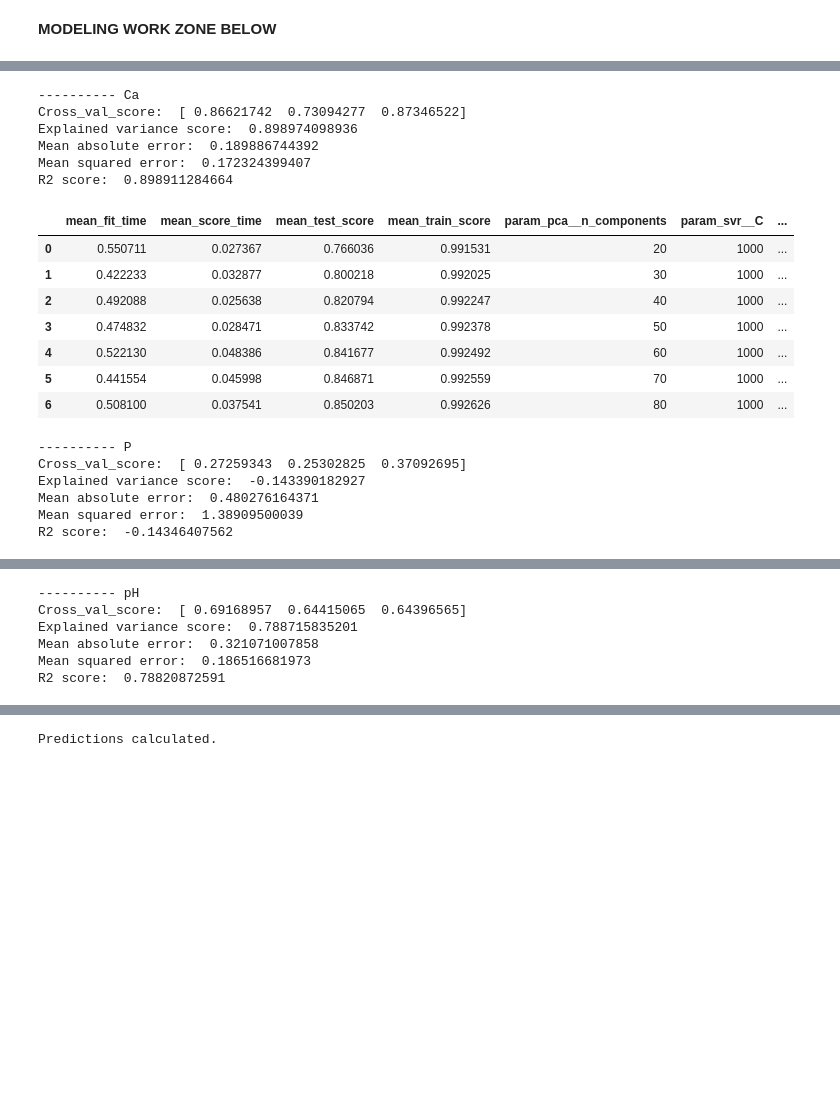
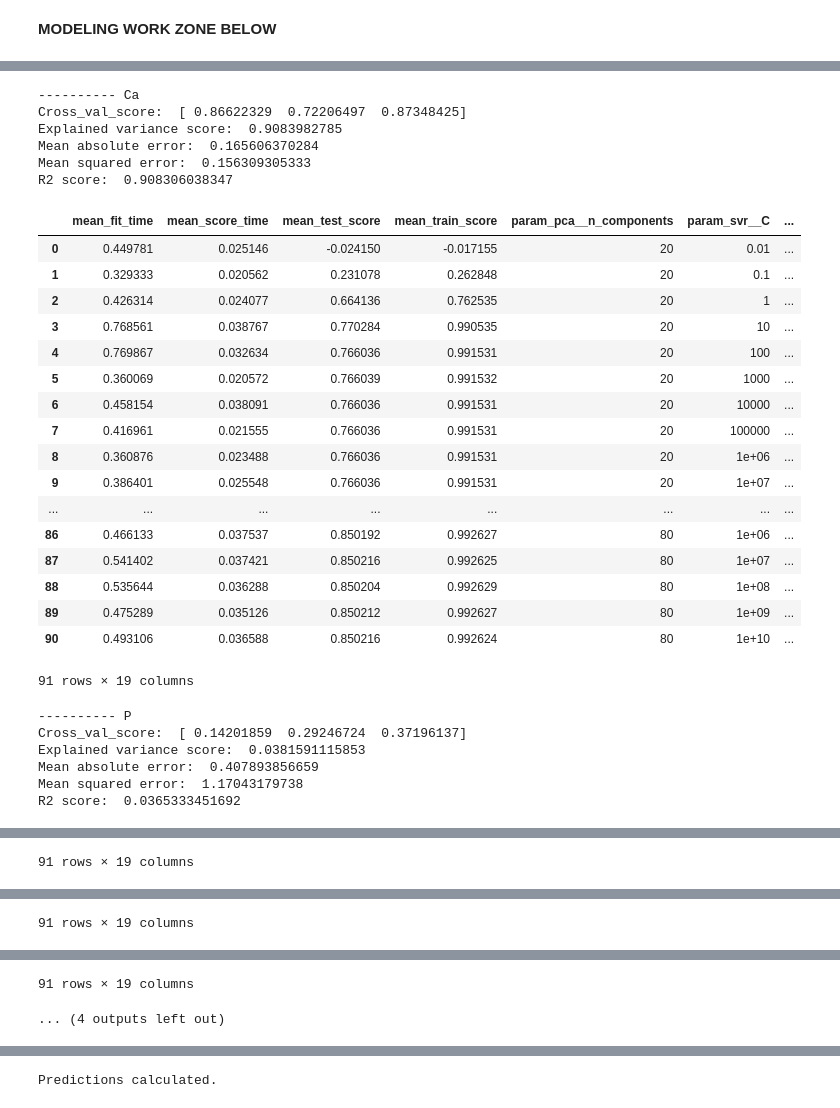
Before and after one commit to carlosscastro/kaggle_africa_soil, a Jupyter notebook: notebook/jc_africasoil_v2.ipynb, the cells around one changed output, grey strips where cells are left out. Drawn from its saved outputs; the diff is of its cells as text; code cells hidden in the pictures; blank space fills up the shorter version.

```diff
--- a/notebook/jc_africasoil_v2.ipynb
+++ b/notebook/jc_africasoil_v2.ipynb
@@ -348,6 +348,7 @@ Fraction of the total variance in the training explained by first k components:
 y_pipelines_lin = []
 y_scores_lin = []
 
+start = time.time()
 for ind, y in enumerate(y_vars):
 
     X_train, X_test, y_train, y_test = train_test_split(X_wDepth, y, test_size=0.33, random_state=42)
@@ -360,7 +361,8 @@ for ind, y in enumerate(y_vars):
     steps = [('pca', pca), ('linear', linear)]
     pipeline = Pipeline(steps)
 
-    parameters = dict(pca__n_components=list(range(20, 90, 10)))
+    parameters = dict(pca__n_components=list(range(20, 90, 10)),
+                     linear__normalize=[True, False])
 
     cv = GridSearchCV(pipeline, param_grid=parameters, verbose=0)
     cv.fit(X_train, y_train)
@@ -379,5 +381,7 @@ for ind, y in enumerate(y_vars):
     # capture the best pipeline estimator and mse value
     y_pipelines_lin.append(cv.best_estimator_)
     y_scores_lin.append(mse)
+
+print 'Completed in %0.2f sec' % (start-time.time())
 # %% [output]
 ---------- Ca
@@ -462,6 +502,7 @@ print y_scores_lin
 y_pipelines_linsel = []
 y_scores_linsel = []
 
+start = time.time()
 for ind, y in enumerate(y_vars):
 
     X_train, X_test, y_train, y_test = train_test_split(X_wDepth, y, test_size=0.33, random_state=42)
@@ -478,7 +519,8 @@ for ind, y in enumerate(y_vars):
     pipeline = Pipeline(steps)
 
     parameters = dict(features__pca__n_components=list(range(20, 90, 10)),
-                  features__univ_select__k=[1, 2, 3])
+                  features__univ_select__k=[1, 2, 3],
+                    linear__normalize=[True, False])
 
     cv = GridSearchCV(pipeline, param_grid=parameters, verbose=0)
     cv.fit(X_train, y_train)
@@ -497,5 +539,7 @@ for ind, y in enumerate(y_vars):
     # capture the best pipeline estimator and mse value
     y_pipelines_linsel.append(cv.best_estimator_)
     y_scores_linsel.append(mse)
+
+print 'Completed in %0.2f sec' % (start-time.time())
 # %% [output]
 ---------- Ca
@@ -625,6 +670,7 @@ print y_scores_linsel
 y_pipelines_ridge = []
 y_scores_ridge = []
 
+start = time.time()
 for ind, y in enumerate(y_vars):
 
     X_train, X_test, y_train, y_test = train_test_split(X_wDepth, y, test_size=0.33, random_state=42)
@@ -638,7 +684,8 @@ for ind, y in enumerate(y_vars):
     pipeline = Pipeline(steps)
 
     parameters = dict(pca__n_components=list(range(20, 90, 10)),
-                     ridge__alpha=np.linspace(0.0, 0.5, 5))
+                     ridge__alpha=np.linspace(0.0, 0.5, 5),
+                     ridge__normalize=[True, False])
 
     cv = GridSearchCV(pipeline, param_grid=parameters, verbose=0)
     cv.fit(X_train, y_train)
@@ -657,5 +704,7 @@ for ind, y in enumerate(y_vars):
     # capture the best pipeline estimator and mse value
     y_pipelines_ridge.append(cv.best_estimator_)
     y_scores_ridge.append(mse)
+
+print 'Completed in %0.2f sec' % (start-time.time())
 # %% [output]
 ---------- Ca
@@ -785,6 +816,7 @@ print y_scores_ridge
 y_pipelines_svr = []
 y_scores_svr = []
 
+start = time.time()
 for ind, y in enumerate(y_vars):
 
     X_train, X_test, y_train, y_test = train_test_split(X_wDepth, y, test_size=0.33, random_state=42)
@@ -793,50 +825,63 @@ for ind, y in enumerate(y_vars):
     print '\n----------', y_var_labels[ind]
 
     pca = PCA()
     svr = SVR()
     steps = [('pca', pca), ('svr', svr)]
     pipeline = Pipeline(steps)
 
     parameters = dict(pca__n_components=list(range(20, 90, 10)),
                      svr__kernel=list(['rbf']),
-                     svr__C=list([1e3]))
+                      svr__C=np.logspace(-2, 10, 13))
+                     #svr__C=list([1e3]))
 
     cv = GridSearchCV(pipeline, param_grid=parameters, verbose=0)
     cv.fit(X_train, y_train)
 
     print 'Cross_val_score: ', cross_val_score(cv, X_test, y_test)
 
     y_predictions = cv.predict(X_test)
     mse = mean_squared_error(y_test, y_predictions)
     print 'Explained variance score: ', explained_variance_score(y_test, y_predictions)
     print 'Mean absolute error: ', mean_absolute_error(y_test, y_predictions)
     print 'Mean squared error: ', mse
     print 'R2 score: ', r2_score(y_test, y_predictions)
 
     display(pd.DataFrame.from_dict(cv.cv_results_))
 
     # capture the best pipeline estimator and mse value
     y_pipelines_svr.append(cv.best_estimator_)
     y_scores_svr.append(mse)
+
+print 'Completed in %0.2f sec' % (start-time.time())
 # %% [output]
 ---------- Ca
-Cross_val_score:  [ 0.86621742  0.73094277  0.87346522]
-Explained variance score:  0.898974098936
-Mean absolute error:  0.189886744392
-Mean squared error:  0.172324399407
-R2 score:  0.898911284664
+Cross_val_score:  [ 0.86622329  0.72206497  0.87348425]
+Explained variance score:  0.9083982785
+Mean absolute error:  0.165606370284
+Mean squared error:  0.156309305333
+R2 score:  0.908306038347
 |  | mean_fit_time | mean_score_time | mean_test_score | mean_train_score | param_pca__n_components | param_svr__C | ... |
-| 0 | 0.550711 | 0.027367 | 0.766036 | 0.991531 | 20 | 1000 | ... |
-| 1 | 0.422233 | 0.032877 | 0.800218 | 0.992025 | 30 | 1000 | ... |
-| 2 | 0.492088 | 0.025638 | 0.820794 | 0.992247 | 40 | 1000 | ... |
-| 3 | 0.474832 | 0.028471 | 0.833742 | 0.992378 | 50 | 1000 | ... |
-| 4 | 0.522130 | 0.048386 | 0.841677 | 0.992492 | 60 | 1000 | ... |
-| 5 | 0.441554 | 0.045998 | 0.846871 | 0.992559 | 70 | 1000 | ... |
-| 6 | 0.508100 | 0.037541 | 0.850203 | 0.992626 | 80 | 1000 | ... |
+| 0 | 0.449781 | 0.025146 | -0.024150 | -0.017155 | 20 | 0.01 | ... |
+| 1 | 0.329333 | 0.020562 | 0.231078 | 0.262848 | 20 | 0.1 | ... |
+| 2 | 0.426314 | 0.024077 | 0.664136 | 0.762535 | 20 | 1 | ... |
+| 3 | 0.768561 | 0.038767 | 0.770284 | 0.990535 | 20 | 10 | ... |
+| 4 | 0.769867 | 0.032634 | 0.766036 | 0.991531 | 20 | 100 | ... |
+| 5 | 0.360069 | 0.020572 | 0.766039 | 0.991532 | 20 | 1000 | ... |
+| 6 | 0.458154 | 0.038091 | 0.766036 | 0.991531 | 20 | 10000 | ... |
+| 7 | 0.416961 | 0.021555 | 0.766036 | 0.991531 | 20 | 100000 | ... |
+| 8 | 0.360876 | 0.023488 | 0.766036 | 0.991531 | 20 | 1e+06 | ... |
+| 9 | 0.386401 | 0.025548 | 0.766036 | 0.991531 | 20 | 1e+07 | ... |
+| ... | ... | ... | ... | ... | ... | ... | ... |
+| 86 | 0.466133 | 0.037537 | 0.850192 | 0.992627 | 80 | 1e+06 | ... |
+| 87 | 0.541402 | 0.037421 | 0.850216 | 0.992625 | 80 | 1e+07 | ... |
+| 88 | 0.535644 | 0.036288 | 0.850204 | 0.992629 | 80 | 1e+08 | ... |
+| 89 | 0.475289 | 0.035126 | 0.850212 | 0.992627 | 80 | 1e+09 | ... |
+| 90 | 0.493106 | 0.036588 | 0.850216 | 0.992624 | 80 | 1e+10 | ... |
----------- P
-Cross_val_score:  [ 0.27259343  0.25302825  0.37092695]
-Explained variance score:  -0.143390182927
-Mean absolute error:  0.480276164371
-Mean squared error:  1.38909500039
-R2 score:  -0.14346407562
+91 rows × 19 columns
+---------- P
+Cross_val_score:  [ 0.14201859  0.29246724  0.37196137]
+Explained variance score:  0.0381591115853
+Mean absolute error:  0.407893856659
+Mean squared error:  1.17043179738
+R2 score:  0.0365333451692
 |  | mean_fit_time | mean_score_time | mean_test_score | mean_train_score | param_pca__n_components | param_svr__C | ... |
@@ -850,6 +904 @@ R2 score:  -0.14346407562
----------- pH
-Cross_val_score:  [ 0.69168957  0.64415065  0.64396565]
-Explained variance score:  0.788715835201
-Mean absolute error:  0.321071007858
-Mean squared error:  0.186516681973
-R2 score:  0.78820872591
+91 rows × 19 columns
@@ -869,0 +928 @@ R2 score:  0.877698074441
+91 rows × 19 columns
@@ -892,3 +952,5 @@ R2 score:  0.842625334636
+91 rows × 19 columns
+... (4 outputs left out)
 # %%
 print len(y_pipelines_svr)
 print y_scores_svr
```
Also changed, not shown: parts of 10 cells of this notebook.
